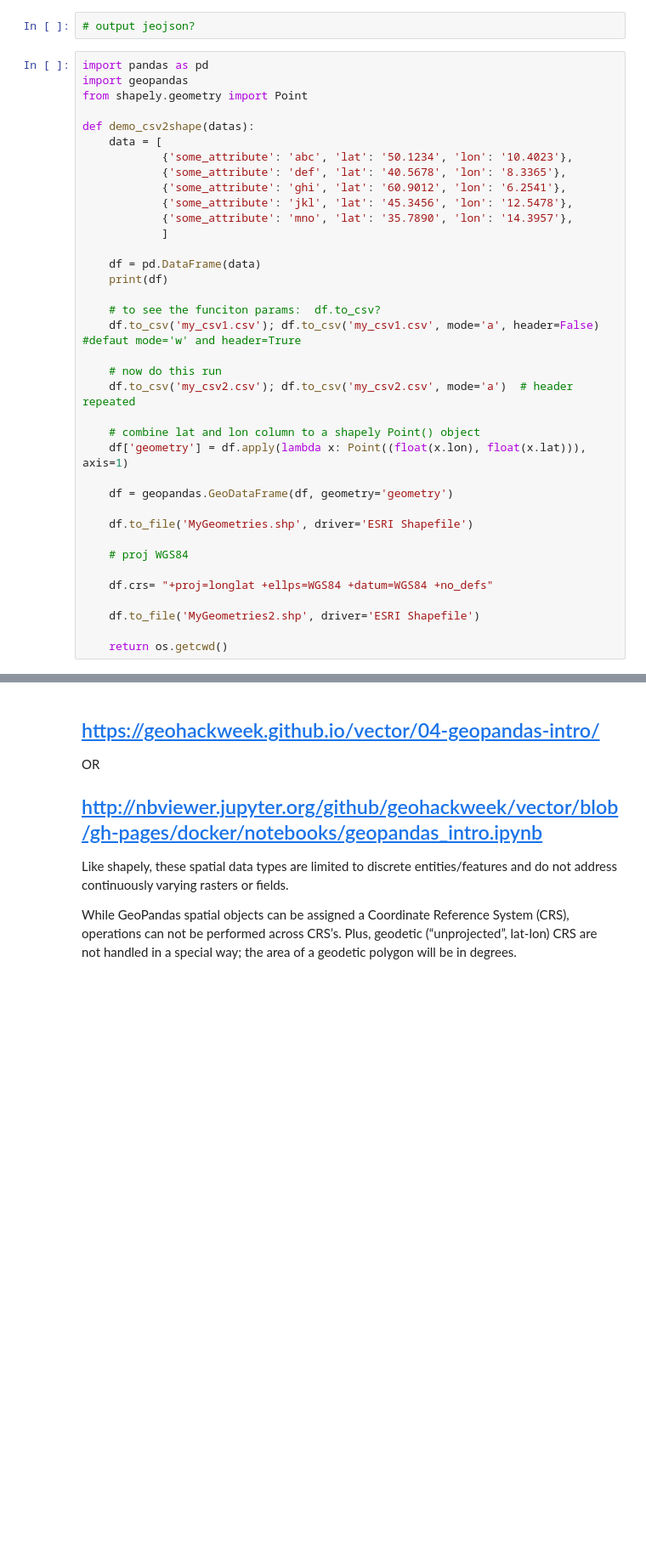
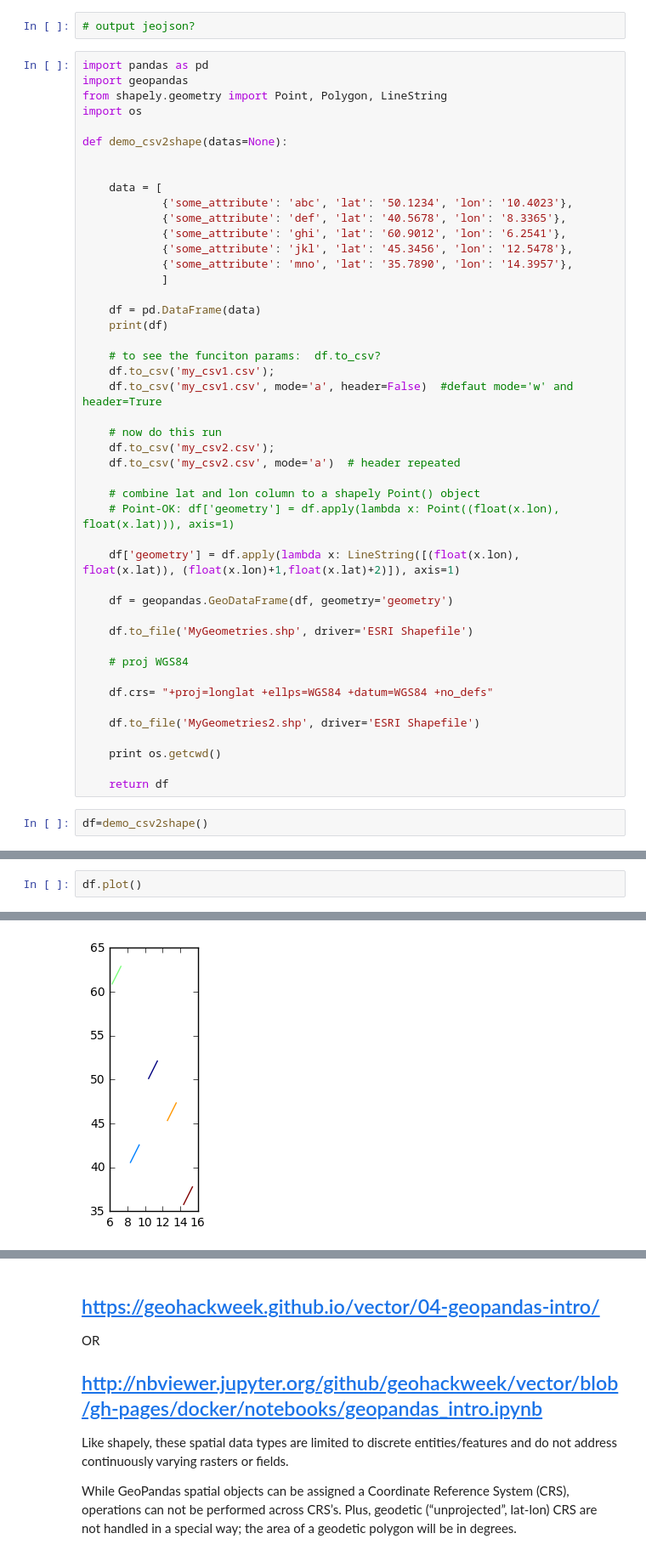
Before and after one commit to MTgeophysics/mtpy, a Jupyter notebook: examples/notebooks/geopandas_csv2shp.ipynb, the cells around one changed output, grey strips where cells are left out. Shown at 85% size. Drawn from its saved outputs; the diff is of its cells as text; blank space fills up the shorter version.

```diff
--- a/examples/notebooks/geopandas_csv2shp.ipynb
+++ b/examples/notebooks/geopandas_csv2shp.ipynb
@@ -137,9 +137,12 @@ mygdf['tip_mag_re'].plot(marker='*')
 # %%
 import pandas as pd
 import geopandas
-from shapely.geometry import Point
+from shapely.geometry import Point, Polygon, LineString
+import os
 
-def demo_csv2shape(datas):
+def demo_csv2shape(datas=None):
+
+
     data = [
             {'some_attribute': 'abc', 'lat': '50.1234', 'lon': '10.4023'},
             {'some_attribute': 'def', 'lat': '40.5678', 'lon': '8.3365'},
@@ -152,13 +155,17 @@ def demo_csv2shape(datas):
     print(df)
 
     # to see the funciton params:  df.to_csv?
-    df.to_csv('my_csv1.csv'); df.to_csv('my_csv1.csv', mode='a', header=False)  #defaut mode='w' and header=Trure
+    df.to_csv('my_csv1.csv');
+    df.to_csv('my_csv1.csv', mode='a', header=False)  #defaut mode='w' and header=Trure
 
     # now do this run
-    df.to_csv('my_csv2.csv'); df.to_csv('my_csv2.csv', mode='a')  # header repeated
+    df.to_csv('my_csv2.csv');
+    df.to_csv('my_csv2.csv', mode='a')  # header repeated
 
     # combine lat and lon column to a shapely Point() object
-    df['geometry'] = df.apply(lambda x: Point((float(x.lon), float(x.lat))), axis=1)
+    # Point-OK: df['geometry'] = df.apply(lambda x: Point((float(x.lon), float(x.lat))), axis=1)
+
+    df['geometry'] = df.apply(lambda x: LineString([(float(x.lon), float(x.lat)), (float(x.lon)+1,float(x.lat)+2)]), axis=1)
 
     df = geopandas.GeoDataFrame(df, geometry='geometry')
 
@@ -170,4 +177,8 @@ def demo_csv2shape(datas):
 
     df.to_file('MyGeometries2.shp', driver='ESRI Shapefile')
 
-    return os.getcwd()
+    print os.getcwd()
+
+    return df
+# %%
+df=demo_csv2shape()
@@ -173,0 +193,3 @@ def demo_csv2shape(datas):
+# %%
+df.plot()
+# %% [output]
@@ -173,0 +197 @@ def demo_csv2shape(datas):
+[figure, added]
```
Also changed, not shown: parts of 5 cells of this notebook, 2 other files.
